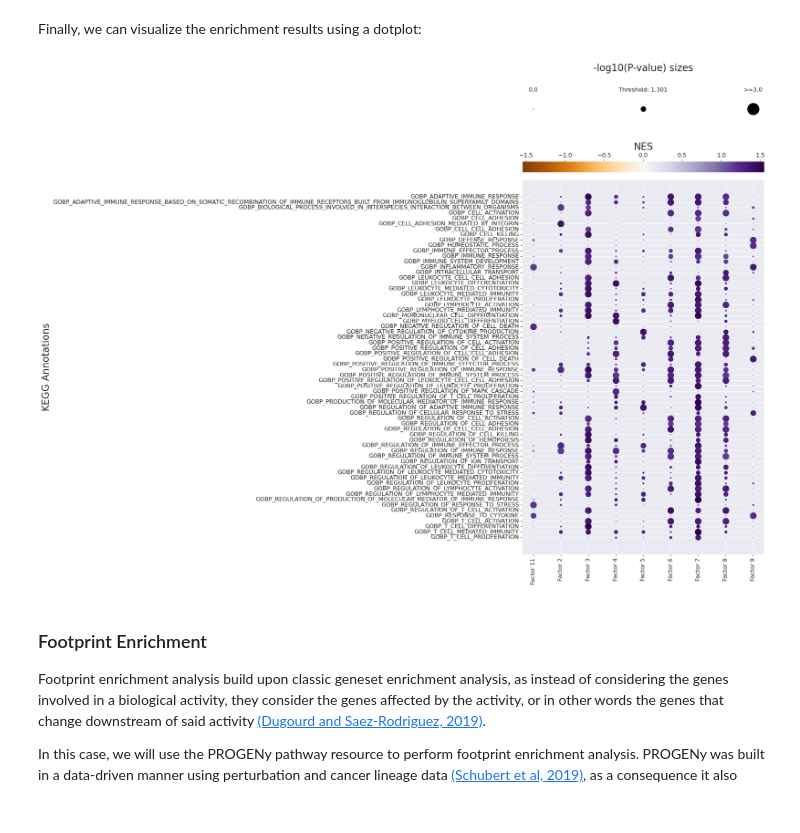
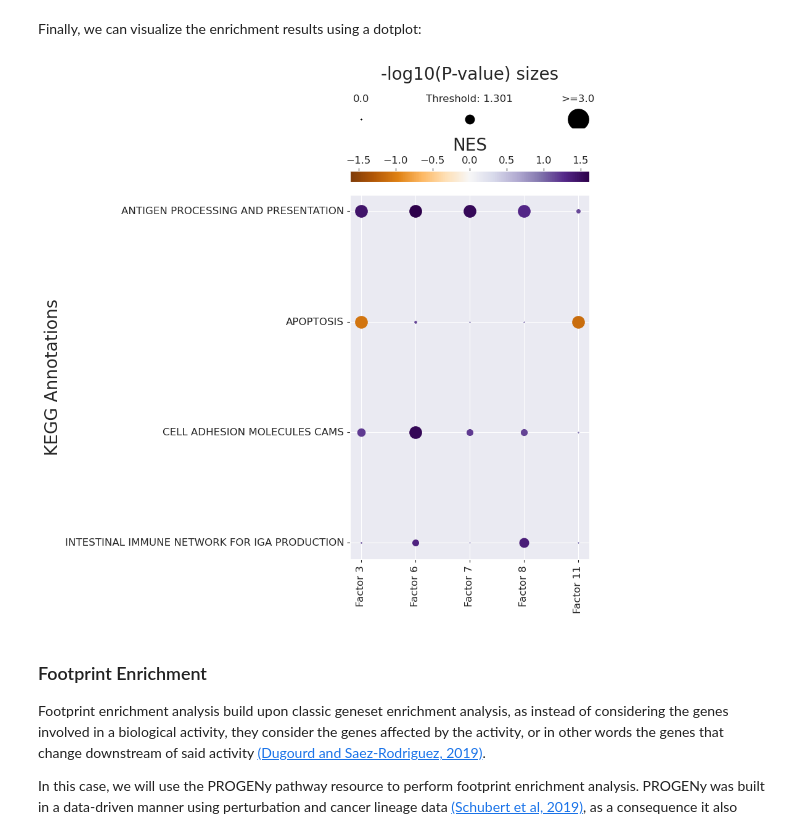
Before and after one commit to saezlab/ccc_protocols, a Jupyter notebook: notebooks/ccc_python/QuickStart.ipynb, the cells around one changed output. Drawn from its saved outputs; the diff is of its cells as text; code cells hidden in the pictures.

```diff
--- a/notebooks/ccc_python/QuickStart.ipynb
+++ b/notebooks/ccc_python/QuickStart.ipynb
@@ -333,0 +360,10 @@ legend = c2c.plotting.aesthetics.generate_legend(color_dict=condition_colors,
+# %%
+fig_filename = output_folder + '/Clustermap-LRs.pdf'
+
+_ = c2c.plotting.loading_clustermap(loadings=tensor.factors['Ligand-Receptor Pairs'],
+                                    loading_threshold=0.1,
+                                    use_zscore=False,
+                                    figsize=(24, 8),
+                                    filename=fig_filename,
+                                    row_cluster=False
+                                   )
@@ -371,6 +398,13 @@ lr_set = c2c.external.generate_lr_geneset(lr_list)
 # %% [markdown]
 Next, we can perform enrichment analysis on each factor using the loadings of the ligand-receptor pairs:
 # %%
-pvals, scores, gsea_df = c2c.external.run_gsea(loadings=tensor.factors['Ligand-Receptor Pairs'],
+pvals, scores, gsea_df = c2c.external.run_gsea(loadings=lr_loadings,
                                                lr_set=lr_set,
-                                              output_folder = data_path)
+                                               output_folder=output_folder,
+                                               weight=1,
+                                               min_size=15,
+                                               permutations=999,
+                                               processes=6,
+                                               random_state=6,
+                                               significance_threshold=0.05,
+                                              )
@@ -401,21 +440,25 @@ gsea_df.loc[(gsea_df['Adj. P-value'] <= 0.05) & (gsea_df['NES'] < 0.)]
 # %% [markdown]
 Finally, we can visualize the enrichment results using a dotplot:
 # %%
+pathway_label = '{} Annotations'.format(pathwaydb)
+fig_filename = output_folder + '/GSEA-Dotplot.pdf'
+
 with sns.axes_style("darkgrid"):
     dotplot = c2c.plotting.pval_plot.generate_dot_plot(pval_df=pvals,
-                                                       score_df=scores,
-                                                       significance=0.05,
-                                                       xlabel='',
-                                                       ylabel='{} Annotations'.format(pathwaydb),
-                                                       cbar_title='NES',
-                                                       cmap='PuOr',
-                                                       figsize=(9, 18),
-                                                       label_size=20,
-                                                       title_size=20,
-                                                       tick_size=12
+                                                      score_df=scores,
+                                                      significance=0.05,
+                                                      xlabel='',
+                                                      ylabel='{} Annotations'.format(pathwaydb),
+                                                      cbar_title='NES',
+                                                      cmap='PuOr',
+                                                      figsize=(5, 10),
+                                                      label_size=20,
+                                                      title_size=20,
+                                                      tick_size=12,
+                                                      filename=fig_filename
                                                       )
 # %% [output]
-[figure, old version]
+[figure, new version]
 # %% [markdown]
 ### Footprint Enrichment
 
```
Also changed, not shown: parts of 51 cells of this notebook, 9 other files.
